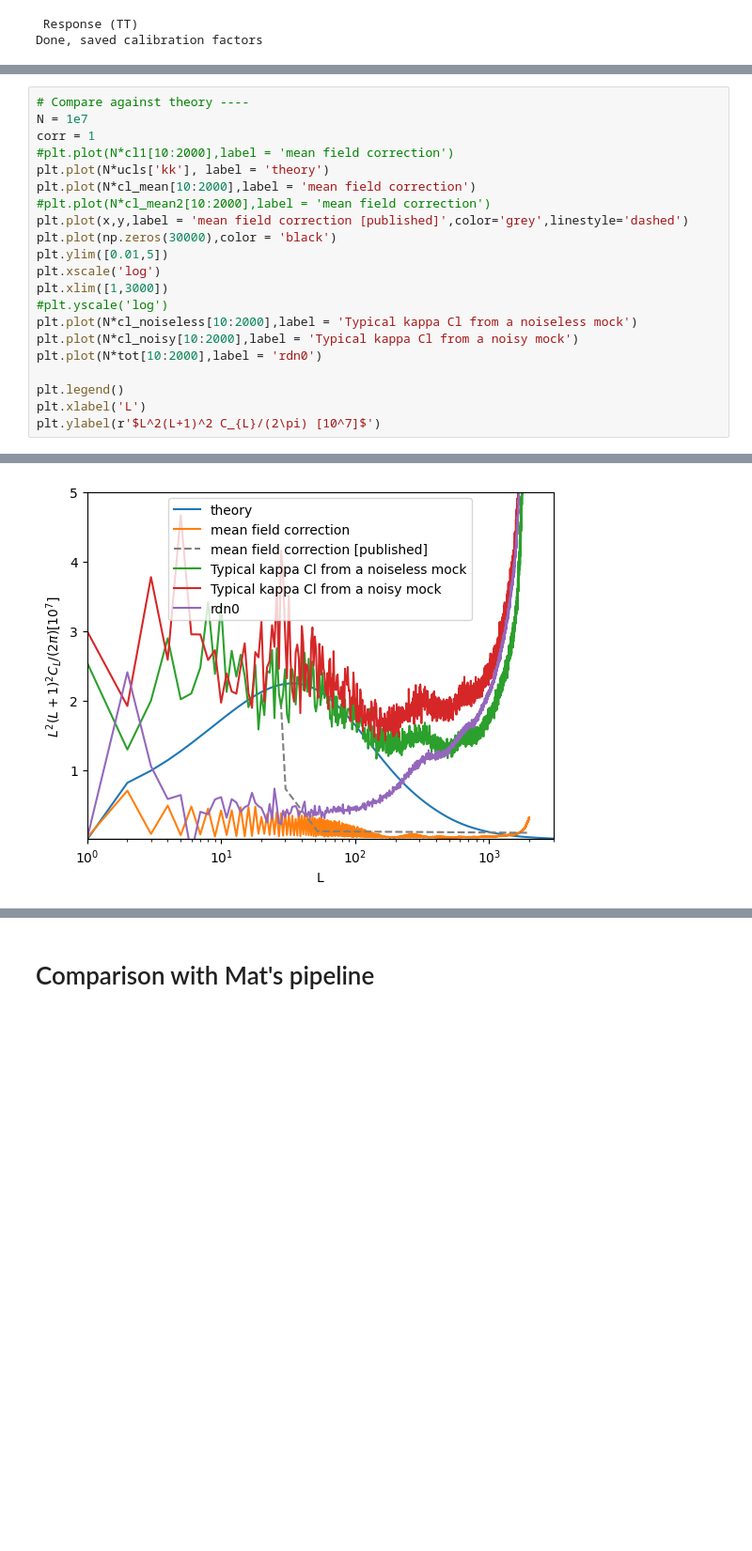
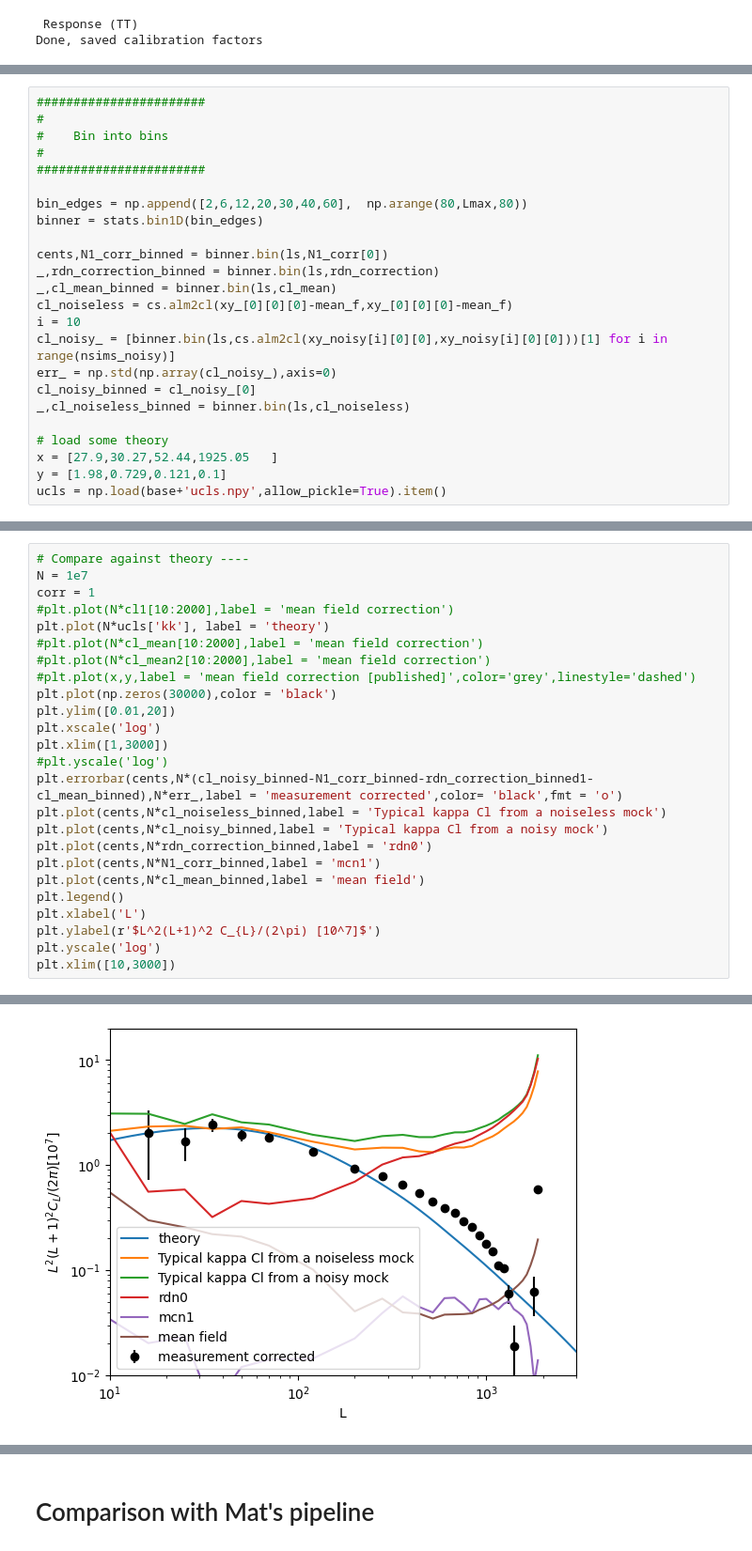
Before and after one commit to mgatti29/CMB_lensing_SBI, a Jupyter notebook: Notebooks/SBI_pipeline_CMB_lensing.ipynb, the cells around one changed output, grey strips where cells are left out. Shown at 94% size. Saved outputs shown, nothing was run; the diff lists cells and outputs as text; blank space fills up the shorter version.

```diff
--- a/Notebooks/SBI_pipeline_CMB_lensing.ipynb
+++ b/Notebooks/SBI_pipeline_CMB_lensing.ipynb
@@ -2091,0 +2251,24 @@ ucls = np.load(base+'ucls.npy',allow_pickle=True).item()
+# %%
+#######################
+#
+#    Bin into bins
+#
+#######################
+
+bin_edges = np.append([2,6,12,20,30,40,60],  np.arange(80,Lmax,80))
+binner = stats.bin1D(bin_edges)
+
+cents,N1_corr_binned = binner.bin(ls,N1_corr[0])
+_,rdn_correction_binned = binner.bin(ls,rdn_correction)
+_,cl_mean_binned = binner.bin(ls,cl_mean)
+cl_noiseless = cs.alm2cl(xy_[0][0][0]-mean_f,xy_[0][0][0]-mean_f)
+i = 10
+cl_noisy_ = [binner.bin(ls,cs.alm2cl(xy_noisy[i][0][0],xy_noisy[i][0][0]))[1] for i in range(nsims_noisy)]
+err_ = np.std(np.array(cl_noisy_),axis=0)
+cl_noisy_binned = cl_noisy_[0]
+_,cl_noiseless_binned = binner.bin(ls,cl_noiseless)
+
+# load some theory
+x = [27.9,30.27,52.44,1925.05	]
+y = [1.98,0.729,0.121,0.1]
+ucls = np.load(base+'ucls.npy',allow_pickle=True).item()
@@ -2095,19 +2280,23 @@ N = 1e7
 corr = 1
 #plt.plot(N*cl1[10:2000],label = 'mean field correction')
 plt.plot(N*ucls['kk'], label = 'theory')
-plt.plot(N*cl_mean[10:2000],label = 'mean field correction')
+#plt.plot(N*cl_mean[10:2000],label = 'mean field correction')
 #plt.plot(N*cl_mean2[10:2000],label = 'mean field correction')
-plt.plot(x,y,label = 'mean field correction [published]',color='grey',linestyle='dashed')
+#plt.plot(x,y,label = 'mean field correction [published]',color='grey',linestyle='dashed')
 plt.plot(np.zeros(30000),color = 'black')
-plt.ylim([0.01,5])
+plt.ylim([0.01,20])
 plt.xscale('log')
 plt.xlim([1,3000])
 #plt.yscale('log')
-plt.plot(N*cl_noiseless[10:2000],label = 'Typical kappa Cl from a noiseless mock')
-plt.plot(N*cl_noisy[10:2000],label = 'Typical kappa Cl from a noisy mock')
-plt.plot(N*tot[10:2000],label = 'rdn0')
-
+plt.errorbar(cents,N*(cl_noisy_binned-N1_corr_binned-rdn_correction_binned1-cl_mean_binned),N*err_,label = 'measurement corrected',color= 'black',fmt = 'o')
+plt.plot(cents,N*cl_noiseless_binned,label = 'Typical kappa Cl from a noiseless mock')
+plt.plot(cents,N*cl_noisy_binned,label = 'Typical kappa Cl from a noisy mock')
+plt.plot(cents,N*rdn_correction_binned,label = 'rdn0')
+plt.plot(cents,N*N1_corr_binned,label = 'mcn1')
+plt.plot(cents,N*cl_mean_binned,label = 'mean field')
 plt.legend()
 plt.xlabel('L')
 plt.ylabel(r'$L^2(L+1)^2 C_{L}/(2\pi) [10^7]$')
+plt.yscale('log')
+plt.xlim([10,3000])
 # %% [output]
@@ -2115 +2304 @@ Text(0, 0.5, '$L^2(L+1)^2 C_{L}/(2\\pi) [10^7]$')
-[figure, old version]
+[figure, new version]
```
Also changed, not shown: parts of 69 cells of this notebook, 1 other file.
